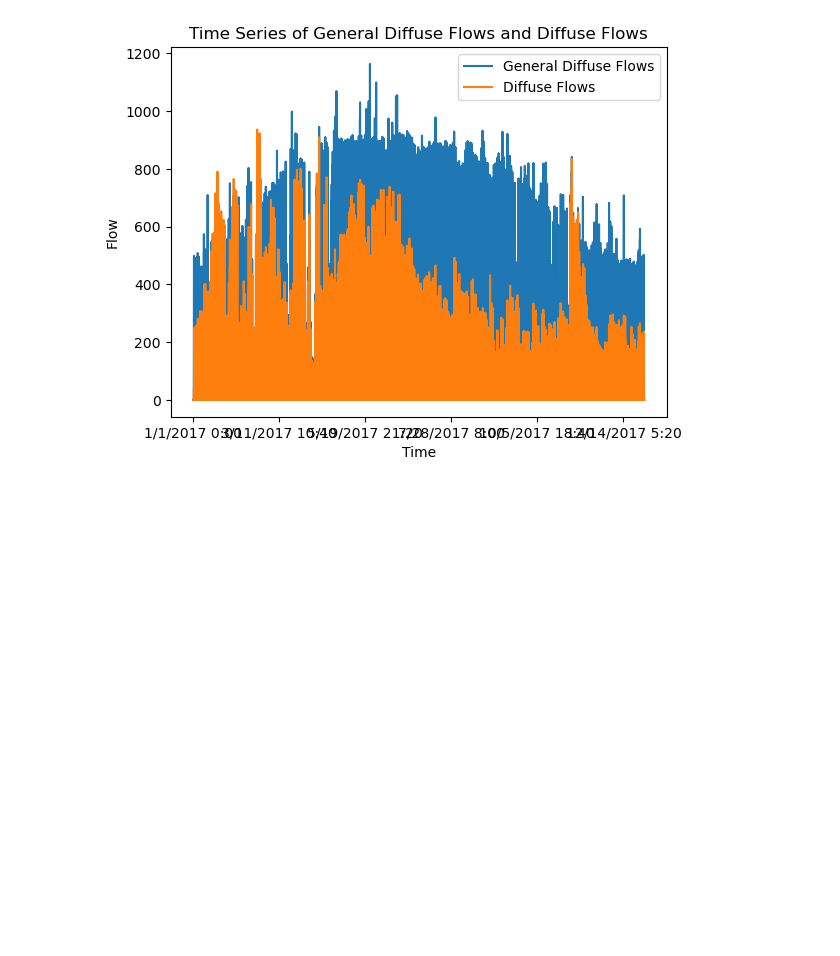
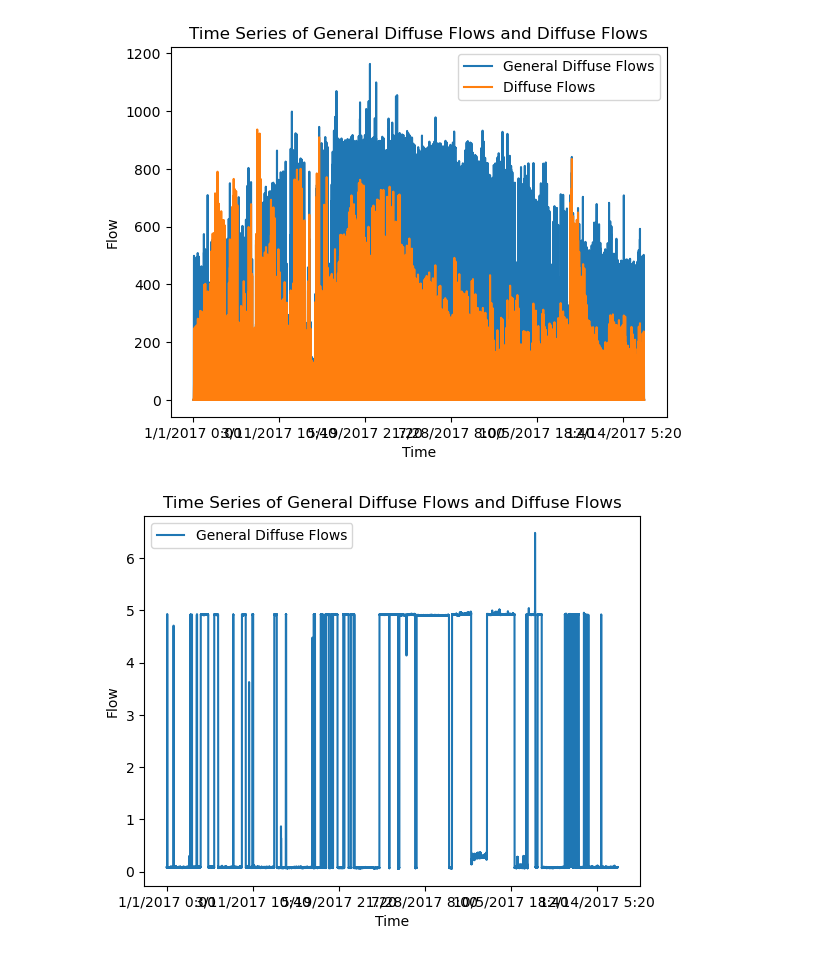
Before and after one commit to salahmak/ML-project, a Jupyter notebook: analysis/data_analysis_chaker.ipynb, the cells around one changed output. Drawn from its saved outputs; the diff is of its cells as text; code cells hidden in the pictures; blank space fills up the shorter version.

Commit message:
more time series analysis

```diff
--- a/analysis/data_analysis_chaker.ipynb
+++ b/analysis/data_analysis_chaker.ipynb
@@ -54,3 +57,12 @@ plt.legend(['General Diffuse Flows', 'Diffuse Flows'])
 plt.show()
 # %% [output]
 [figure]
+# %%
+df.plot(x='DateTime', y='Wind Speed', kind='line')
+plt.xlabel('Time')
+plt.ylabel('Flow')
+plt.title('Time Series of General Diffuse Flows and Diffuse Flows')
+plt.legend(['General Diffuse Flows', 'Diffuse Flows'])
+plt.show()
+# %% [output]
+[figure, added]
```
Also changed, not shown: parts of 6 cells of this notebook, 1 other file.
